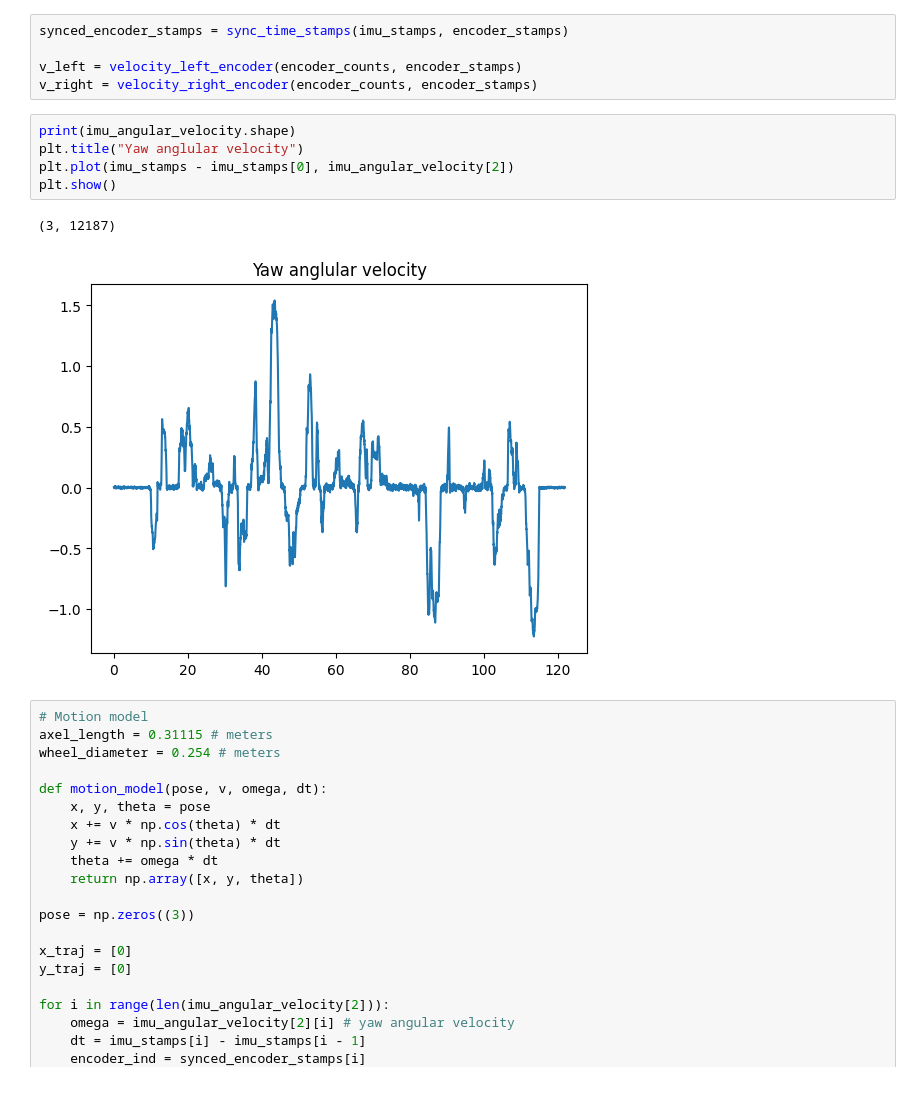
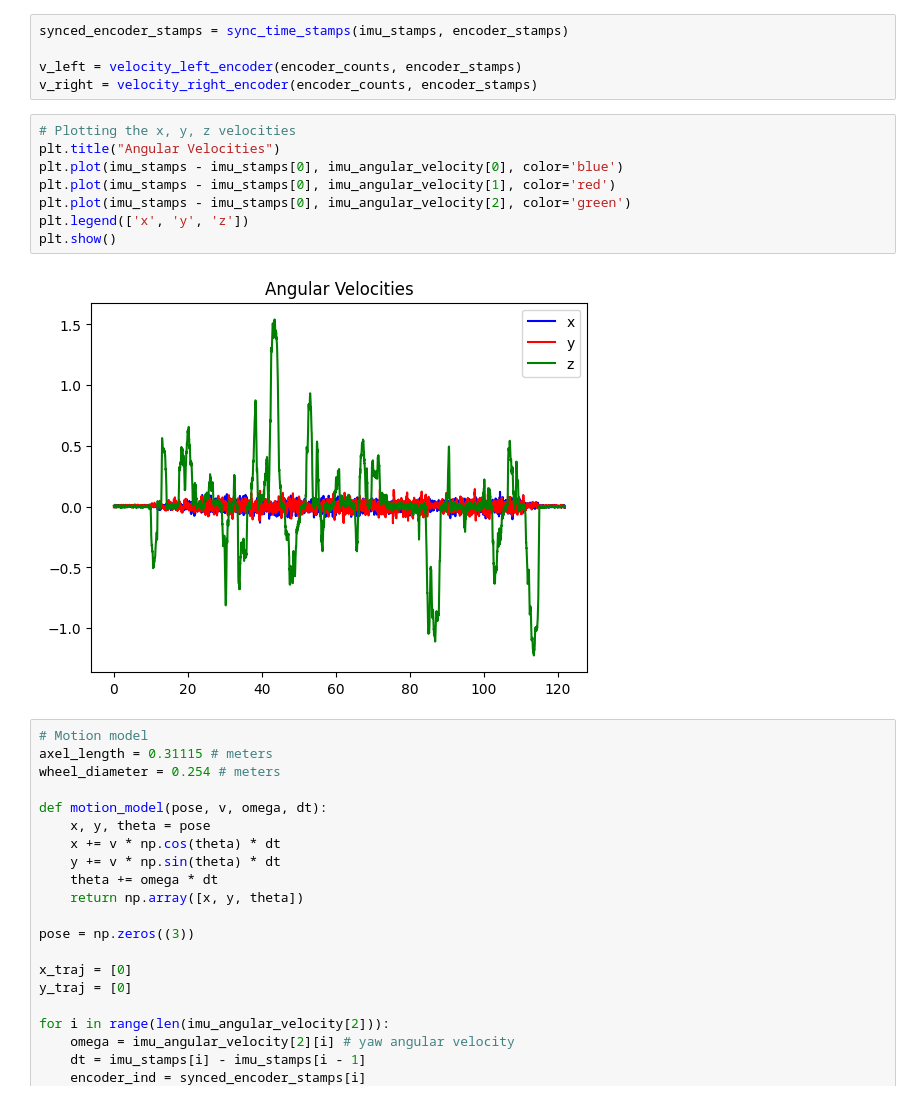
Before and after one commit to pedramaghazadeh/ECE276a, a Jupyter notebook: Project2/code/part1.ipynb, the cells around one changed output. Saved outputs shown, nothing was run; the diff lists cells and outputs as text.

```diff
--- a/Project2/code/part1.ipynb
+++ b/Project2/code/part1.ipynb
@@ -48,14 +42,16 @@ synced_encoder_stamps = sync_time_stamps(imu_stamps, encoder_stamps)
 
 v_left = velocity_left_encoder(encoder_counts, encoder_stamps)
 v_right = velocity_right_encoder(encoder_counts, encoder_stamps)
-# %%
-print(imu_angular_velocity.shape)
-plt.title("Yaw anglular velocity")
-plt.plot(imu_stamps - imu_stamps[0], imu_angular_velocity[2])
-plt.show()
-# %% [output]
-(3, 12187)
-[figure, removed]
+# %%
+# Plotting the x, y, z velocities
+plt.title("Angular Velocities")
+plt.plot(imu_stamps - imu_stamps[0], imu_angular_velocity[0], color='blue')
+plt.plot(imu_stamps - imu_stamps[0], imu_angular_velocity[1], color='red')
+plt.plot(imu_stamps - imu_stamps[0], imu_angular_velocity[2], color='green')
+plt.legend(['x', 'y', 'z'])
+plt.show()
+# %% [output]
+[figure, added]
 # %%
 # Motion model
 axel_length = 0.31115 # meters
```
Also changed, not shown: parts of 1 cell of this notebook, 3 other files.
